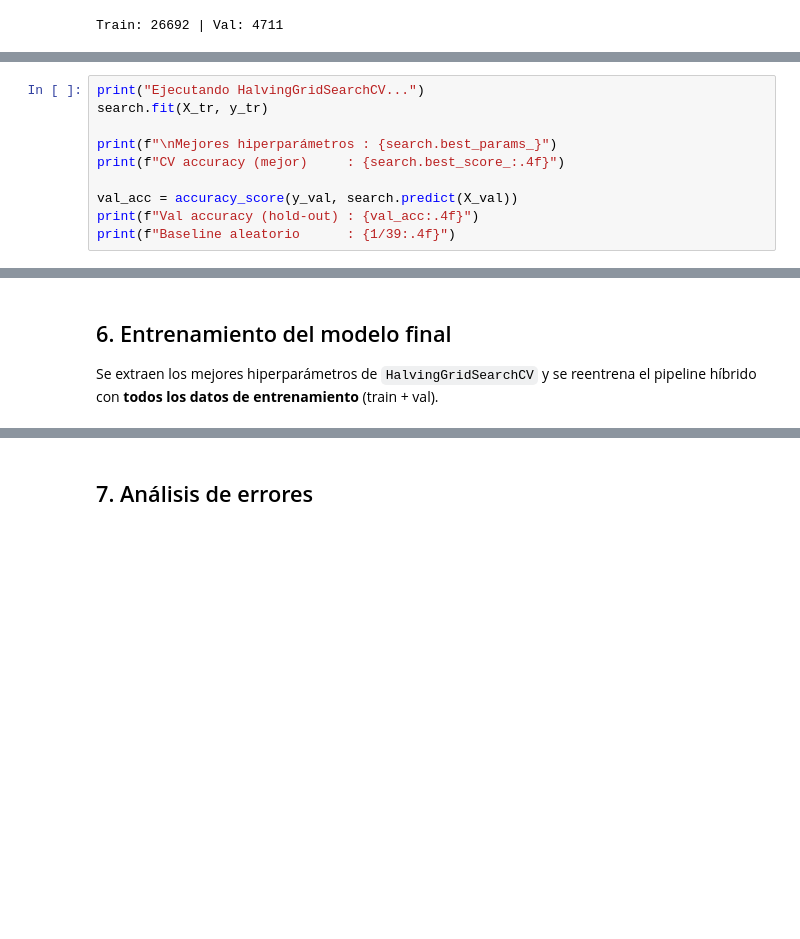
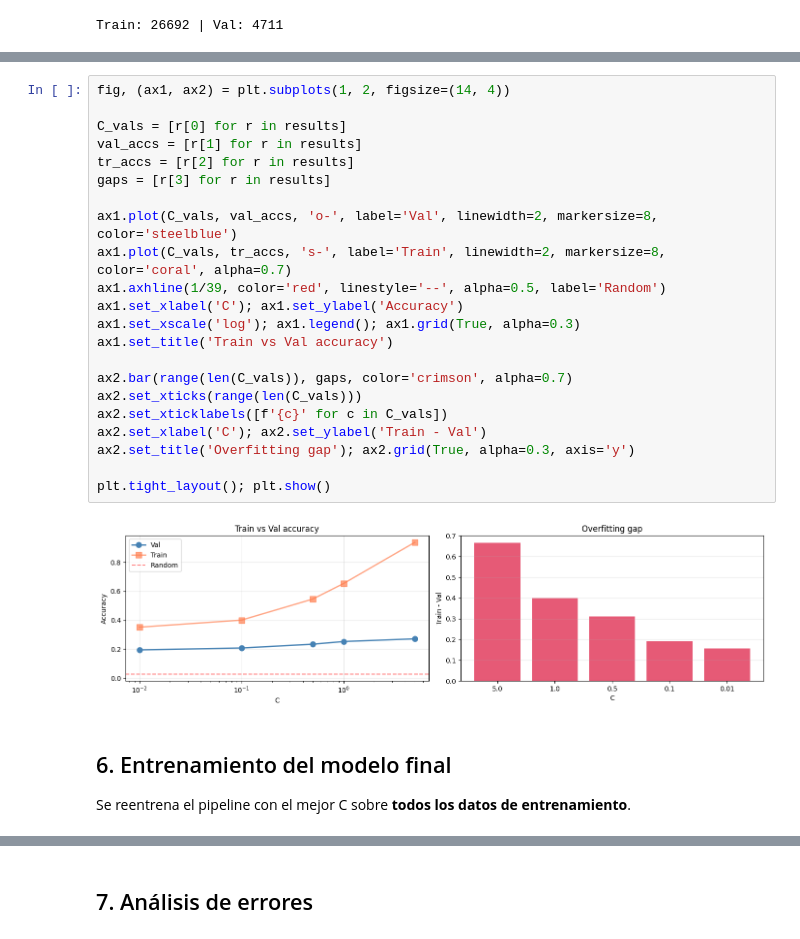
Before and after one commit to serferre2004/ISIS2611-Proyecto, a Jupyter notebook: main.ipynb, the cells around one changed output, grey strips where cells are left out. Saved outputs shown, nothing was run; the diff lists cells and outputs as text; blank space fills up the shorter version.

```diff
--- a/main.ipynb
+++ b/main.ipynb
@@ -206,10 +150,0 @@ Combinaciones: 3 valores de C
-# %%
-print("Ejecutando HalvingGridSearchCV...")
-search.fit(X_tr, y_tr)
-
-print(f"\nMejores hiperparámetros : {search.best_params_}")
-print(f"CV accuracy (mejor)     : {search.best_score_:.4f}")
-
-val_acc = accuracy_score(y_val, search.predict(X_val))
-print(f"Val accuracy (hold-out) : {val_acc:.4f}")
-print(f"Baseline aleatorio      : {1/39:.4f}")
@@ -251,5 +218,29 @@ Mejor: C=5.0
+# %%
+fig, (ax1, ax2) = plt.subplots(1, 2, figsize=(14, 4))
+
+C_vals = [r[0] for r in results]
+val_accs = [r[1] for r in results]
+tr_accs = [r[2] for r in results]
+gaps = [r[3] for r in results]
+
+ax1.plot(C_vals, val_accs, 'o-', label='Val', linewidth=2, markersize=8, color='steelblue')
+ax1.plot(C_vals, tr_accs, 's-', label='Train', linewidth=2, markersize=8, color='coral', alpha=0.7)
+ax1.axhline(1/39, color='red', linestyle='--', alpha=0.5, label='Random')
+ax1.set_xlabel('C'); ax1.set_ylabel('Accuracy')
+ax1.set_xscale('log'); ax1.legend(); ax1.grid(True, alpha=0.3)
+ax1.set_title('Train vs Val accuracy')
+
+ax2.bar(range(len(C_vals)), gaps, color='crimson', alpha=0.7)
+ax2.set_xticks(range(len(C_vals)))
+ax2.set_xticklabels([f'{c}' for c in C_vals])
+ax2.set_xlabel('C'); ax2.set_ylabel('Train - Val')
+ax2.set_title('Overfitting gap'); ax2.grid(True, alpha=0.3, axis='y')
+
+plt.tight_layout(); plt.show()
+# %% [output]
+[figure, added]
 # %% [markdown]
 ## 6. Entrenamiento del modelo final
 
-Se extraen los mejores hiperparámetros de `HalvingGridSearchCV` y se reentrena el pipeline híbrido con **todos los datos de entrenamiento** (train + val).
+Se reentrena el pipeline con el mejor C sobre **todos los datos de entrenamiento**.
 # %%
```
Also changed, not shown: parts of 16 cells of this notebook, 1 other file.
